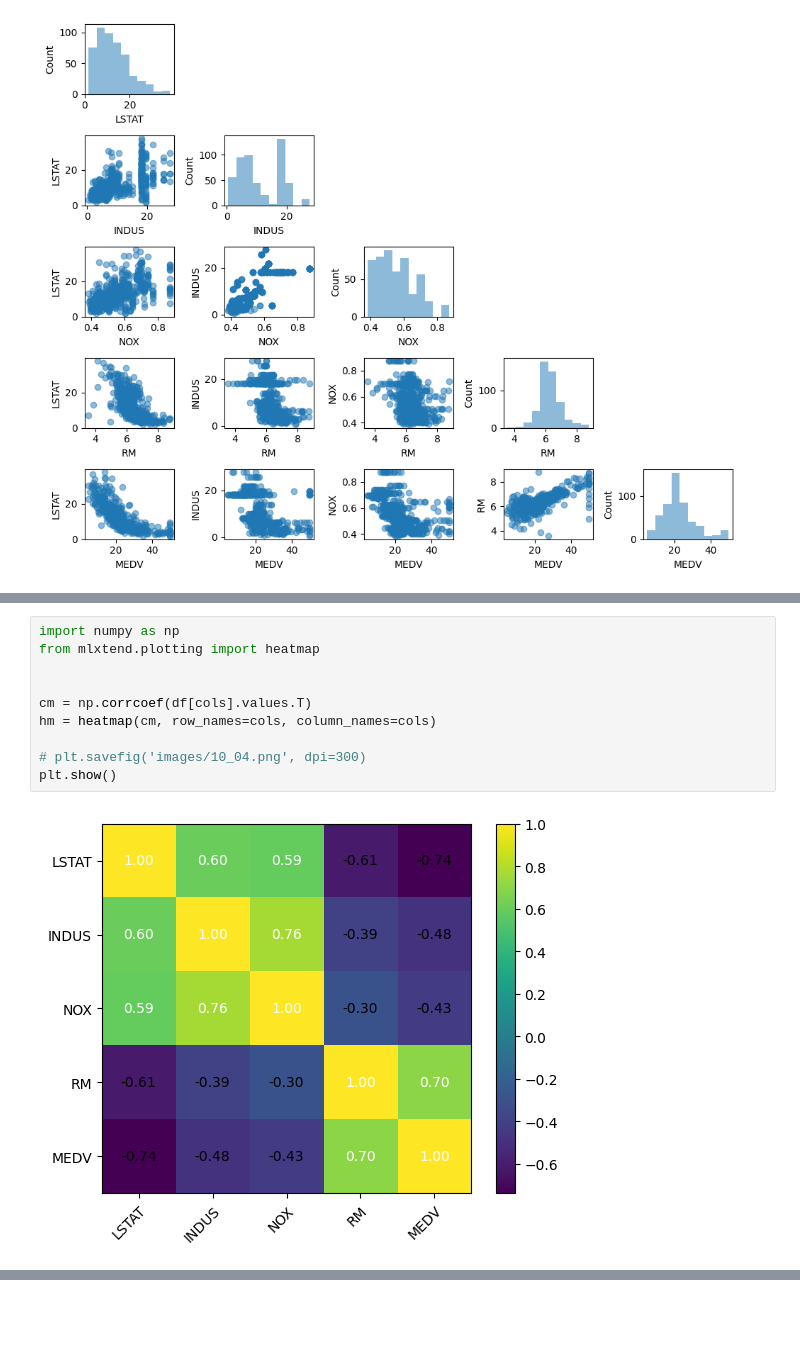
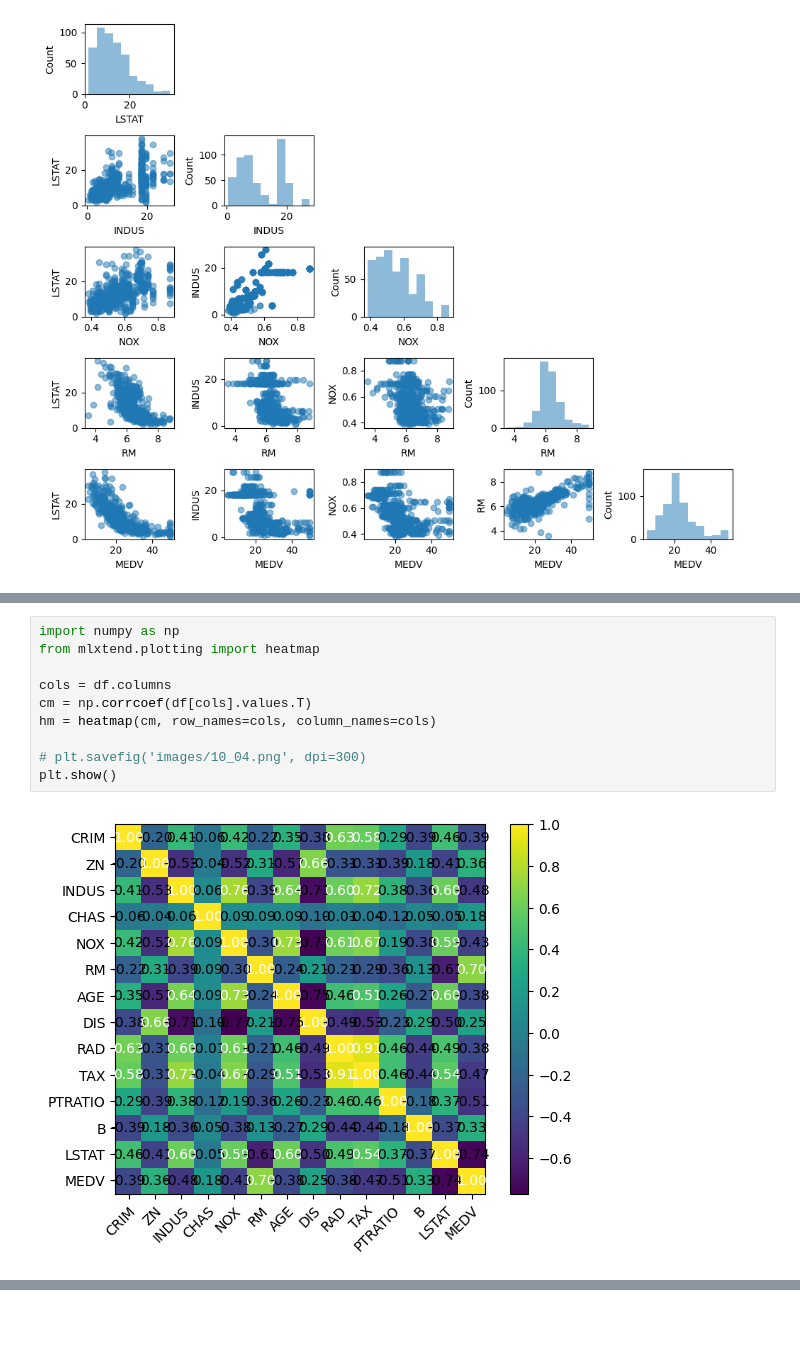
Before and after one commit to MinyaevAndrey/python-machine-learning-book-3rd-edition, a Jupyter notebook: ch10/ch10.ipynb, the cells around one changed output, grey strips where cells are left out. Saved outputs shown, nothing was run; the diff lists cells and outputs as text.

```diff
--- a/ch10/ch10.ipynb
+++ b/ch10/ch10.ipynb
@@ -177,13 +193,13 @@ sns.pairplot(df, vars=['LSTAT', 'INDUS', 'NOX', 'RM', 'MEDV'], kind='reg', corne
 # %%
 import numpy as np
 from mlxtend.plotting import heatmap
 
-
+cols = df.columns
 cm = np.corrcoef(df[cols].values.T)
 hm = heatmap(cm, row_names=cols, column_names=cols)
 
 # plt.savefig('images/10_04.png', dpi=300)
 plt.show()
 # %% [output]
-[figure, old version]
+[figure, new version]
 # %%
```
Also changed, not shown: parts of 7 cells of this notebook.
